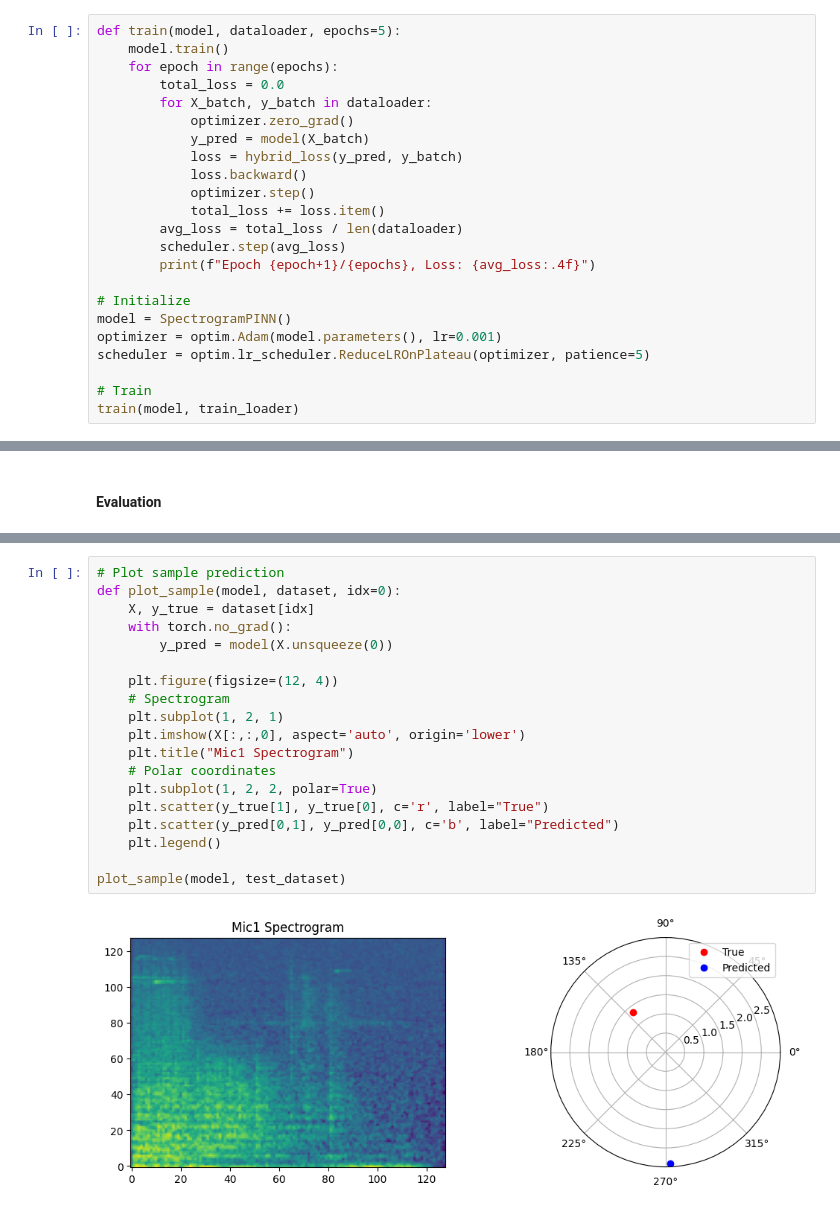
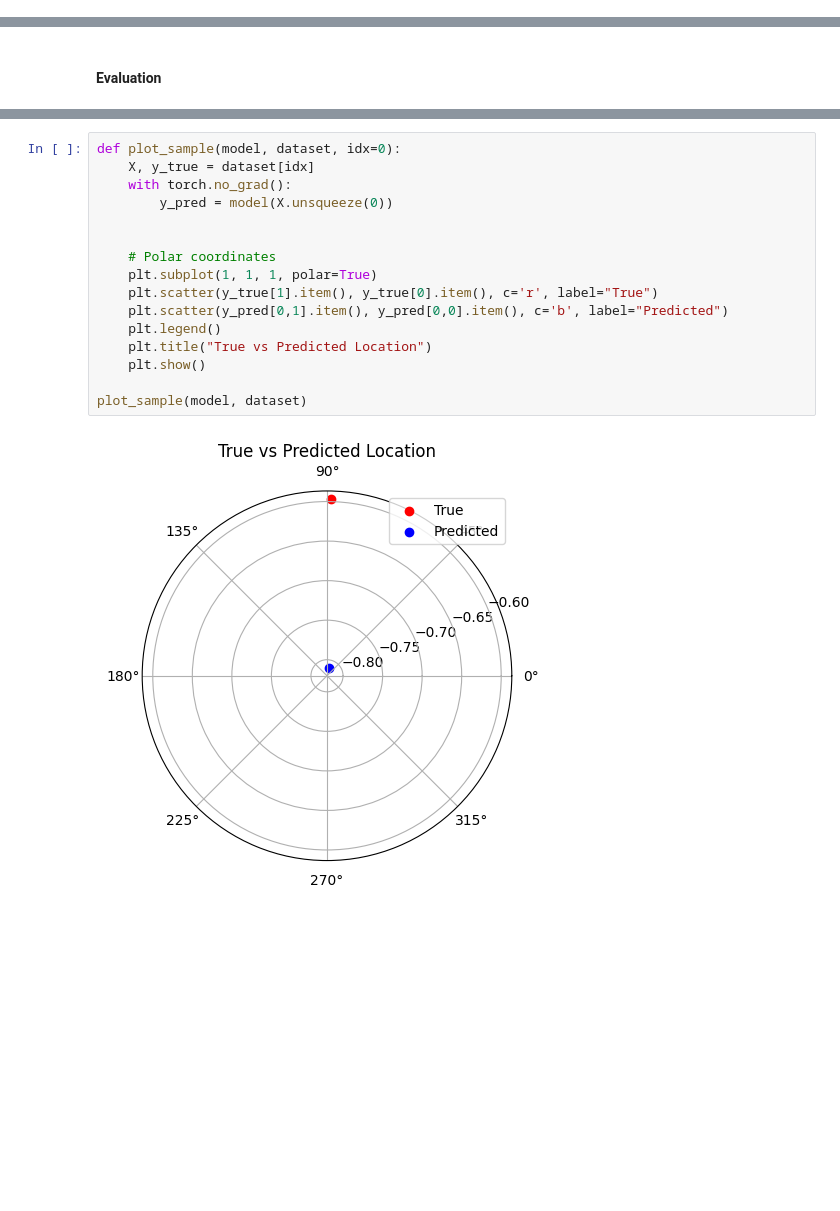
Before and after one commit to RohitMugalya/Microphone-Array-Based-Direction-of-Arrival-Gunshot-Detection, a Jupyter notebook: notebooks/pinn_spectograms.ipynb, the cells around one changed output, grey strips where cells are left out. Saved outputs shown, nothing was run; the diff lists cells and outputs as text; blank space fills up the shorter version.

Commit message:
Add files via upload
updated PINN code with impoved accuracy

```diff
--- a/notebooks/pinn_spectograms.ipynb
+++ b/notebooks/pinn_spectograms.ipynb
@@ -125,25 +1,2 @@ def physics_loss(y_pred, mic_positions=MIC_POSITIONS):
 # %% [markdown]
 #### Training loop
-# %%
-def train(model, dataloader, epochs=5):
-    model.train()
-    for epoch in range(epochs):
-        total_loss = 0.0
-        for X_batch, y_batch in dataloader:
-            optimizer.zero_grad()
-            y_pred = model(X_batch)
-            loss = hybrid_loss(y_pred, y_batch)
-            loss.backward()
-            optimizer.step()
-            total_loss += loss.item()
-        avg_loss = total_loss / len(dataloader)
-        scheduler.step(avg_loss)
-        print(f"Epoch {epoch+1}/{epochs}, Loss: {avg_loss:.4f}")
-
-# Initialize
-model = SpectrogramPINN()
-optimizer = optim.Adam(model.parameters(), lr=0.001)
-scheduler = optim.lr_scheduler.ReduceLROnPlateau(optimizer, patience=5)
-
-# Train
-train(model, train_loader)
@@ -240,21 +191,18 @@ distance_acc_1m: 0.4000
 # %%
-# Plot sample prediction
 def plot_sample(model, dataset, idx=0):
     X, y_true = dataset[idx]
     with torch.no_grad():
         y_pred = model(X.unsqueeze(0))
 
-    plt.figure(figsize=(12, 4))
-    # Spectrogram
-    plt.subplot(1, 2, 1)
-    plt.imshow(X[:,:,0], aspect='auto', origin='lower')
-    plt.title("Mic1 Spectrogram")
+
     # Polar coordinates
-    plt.subplot(1, 2, 2, polar=True)
-    plt.scatter(y_true[1], y_true[0], c='r', label="True")
-    plt.scatter(y_pred[0,1], y_pred[0,0], c='b', label="Predicted")
+    plt.subplot(1, 1, 1, polar=True)
+    plt.scatter(y_true[1].item(), y_true[0].item(), c='r', label="True")
+    plt.scatter(y_pred[0,1].item(), y_pred[0,0].item(), c='b', label="Predicted")
     plt.legend()
+    plt.title("True vs Predicted Location")
+    plt.show()
 
-plot_sample(model, test_dataset)
+plot_sample(model, dataset)
 # %% [output]
-[figure, old version]
+[figure, new version]
```
Also changed, not shown: parts of 12 cells of this notebook.
